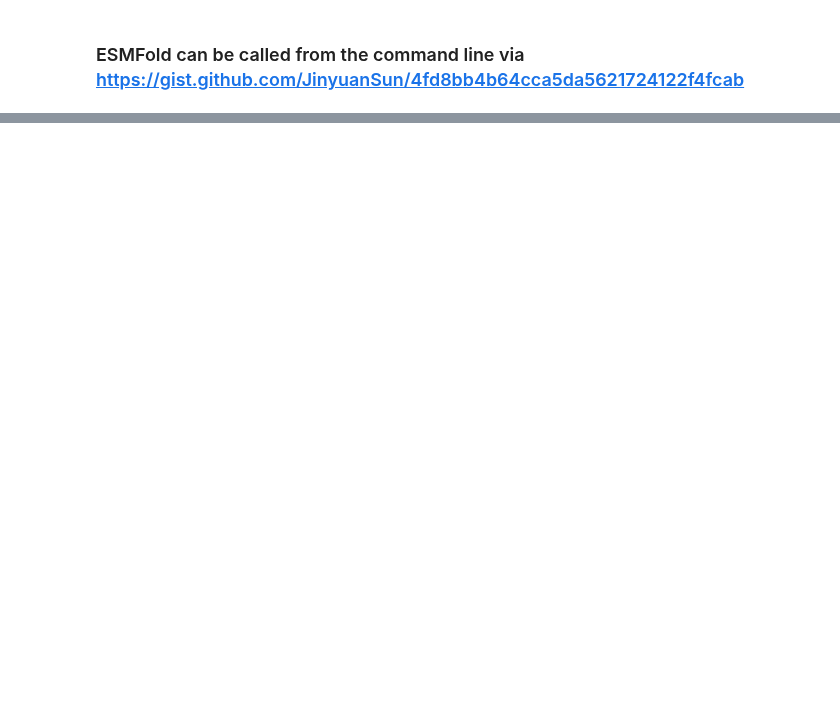
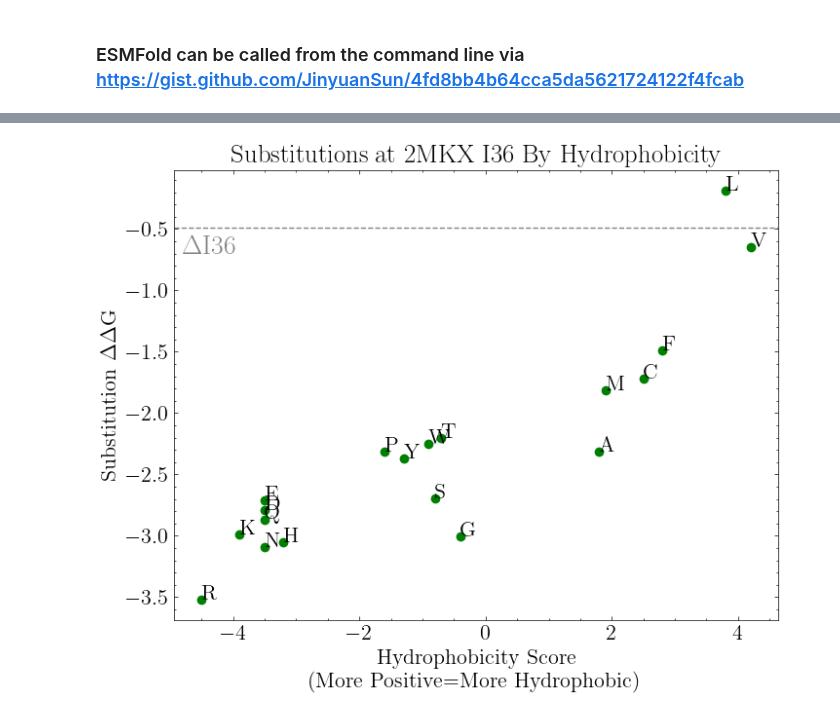
Before and after one commit to ntranoslab/diff-tol, a Jupyter notebook: code/fig5.ipynb, the cells around one changed output, grey strips where cells are left out. Cells and saved outputs as stored; diff of their text form; code cells hidden in the pictures; blank space fills up the shorter version.

```diff
--- a/code/fig5.ipynb
+++ b/code/fig5.ipynb
@@ -126,0 +215,24 @@ esmfold KEQQNAFYEILHLPNLTEEQRNFIQSLKDDPSVSKEILAEAKKLNDAQA ../data/6sow_g23del.pd
+# %%
+tsuboyama_2mkx_i36 = pd.read_csv("../data/tsuboyama_2mkx_i36.csv")
+# %%
+# Taken directly from https://www.sciencedirect.com/science/article/pii/0022283682905150?via%3Dihub
+hydrophobicity = {"I": 4.5, "V": 4.2, "L": 3.8, "F": 2.8, "C": 2.5, "M": 1.9, "A": 1.8, "G": -0.4,
+                  "T": -0.7, "S": -0.8, "W": -0.9, "Y": -1.3, "P": -1.6, "H": -3.2, "E": -3.5,
+                  "Q": -3.5, "D": -3.5, "N": -3.5, "K": -3.9, "R": -4.5}
+# %%
+tsuboyama_2mkx_i36["hydrophobicity"] = tsuboyama_2mkx_i36.mut_type.str[-1].map(hydrophobicity)
+plt.scatter(tsuboyama_2mkx_i36.hydrophobicity, tsuboyama_2mkx_i36.ddG_ML, color="green")
+for row in tsuboyama_2mkx_i36.dropna(subset="hydrophobicity").iterrows():
+    plt.text(row[1].hydrophobicity, row[1].ddG_ML, row[1].mut_type[-1])
+
+plt.axhline(tsuboyama_2mkx_i36[tsuboyama_2mkx_i36.name.str.contains("del")].ddG_ML.iloc[0],
+            color="grey", ls="--")
+plt.text(-4.8, -.7, "$\\Delta$I36", color="grey", size=20)
+
+plt.xlabel("Hydrophobicity Score\n(More Positive=More Hydrophobic)")
+plt.ylabel("Substitution $\\Delta\\Delta$G")
+plt.title("Substitutions at 2MKX I36 By Hydrophobicity")
+
+plt.savefig("../figures/fig5f.pdf")
+# %% [output]
+[figure, added]
```
Also changed, not shown: parts of 15 cells of this notebook.
